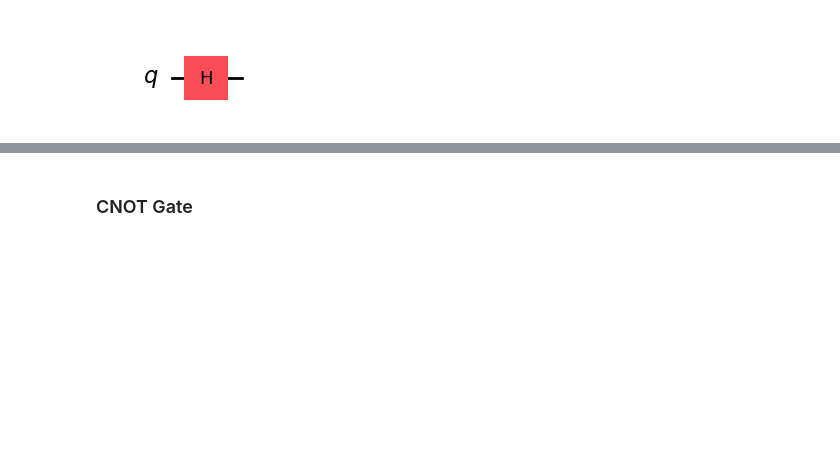
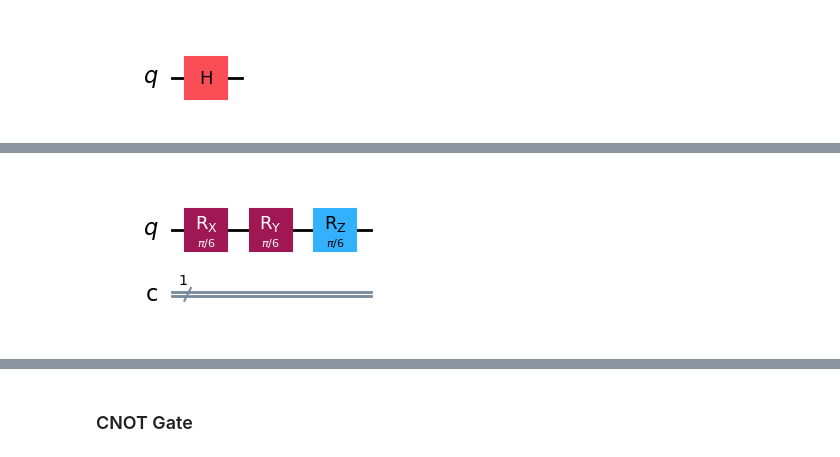
Before and after one commit to seppedijkstra/Quantum_Game, a Jupyter notebook: 3_Quantum_Gates.ipynb, the cells around one changed output, grey strips where cells are left out. Cells and saved outputs as stored; diff of their text form; code cells hidden in the pictures; blank space fills up the shorter version.

```diff
--- a/3_Quantum_Gates.ipynb
+++ b/3_Quantum_Gates.ipynb
@@ -29 +38,10 @@ Another important gate is the rotation gate. The rotation gate is a one-qubit op
+# %%
+# These gates can simply be implemented in QISKIT:
+r_qc = QuantumCircuit(1,1)
+r_qc.rx(np.pi/6, 0)   # Rotation of pi/6 around the y-axis on qubit 0
+r_qc.ry(np.pi/6, 0)   # Rotation of pi/6 around the y-axis on qubit 0
+r_qc.rz(np.pi/6, 0)   # Rotation of pi/6 around the y-axis on qubit 0
+r_qc.draw('mpl')
+# %% [output]
+[figure, added]
 # %% [markdown]
```
Also changed, not shown: parts of 12 cells of this notebook.
